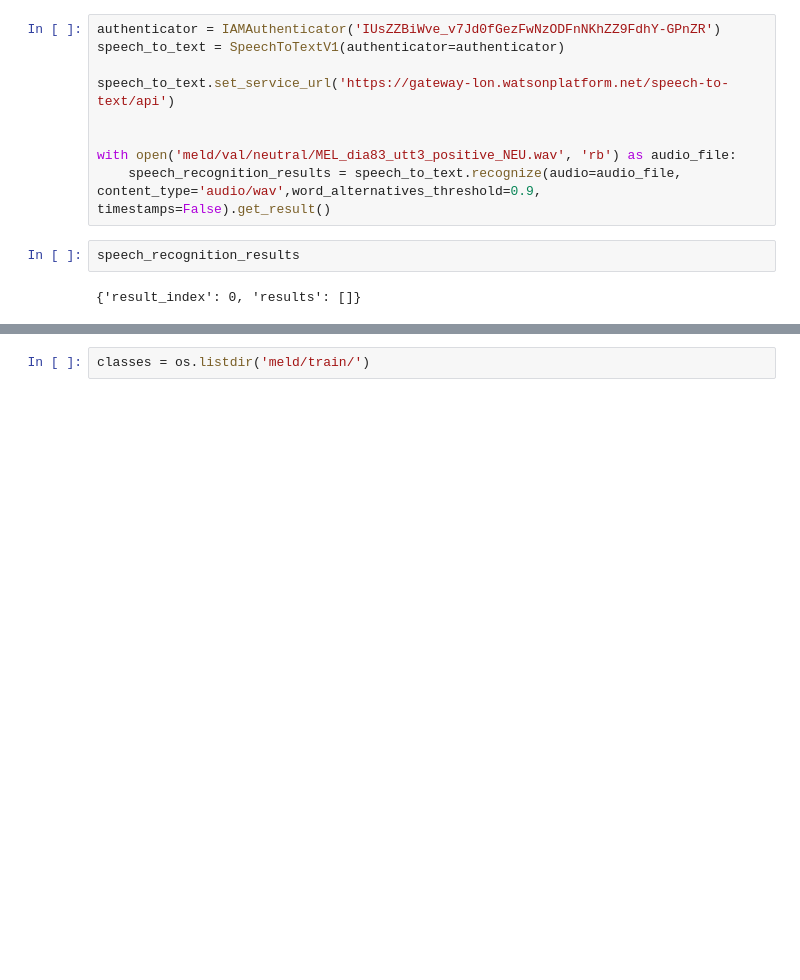
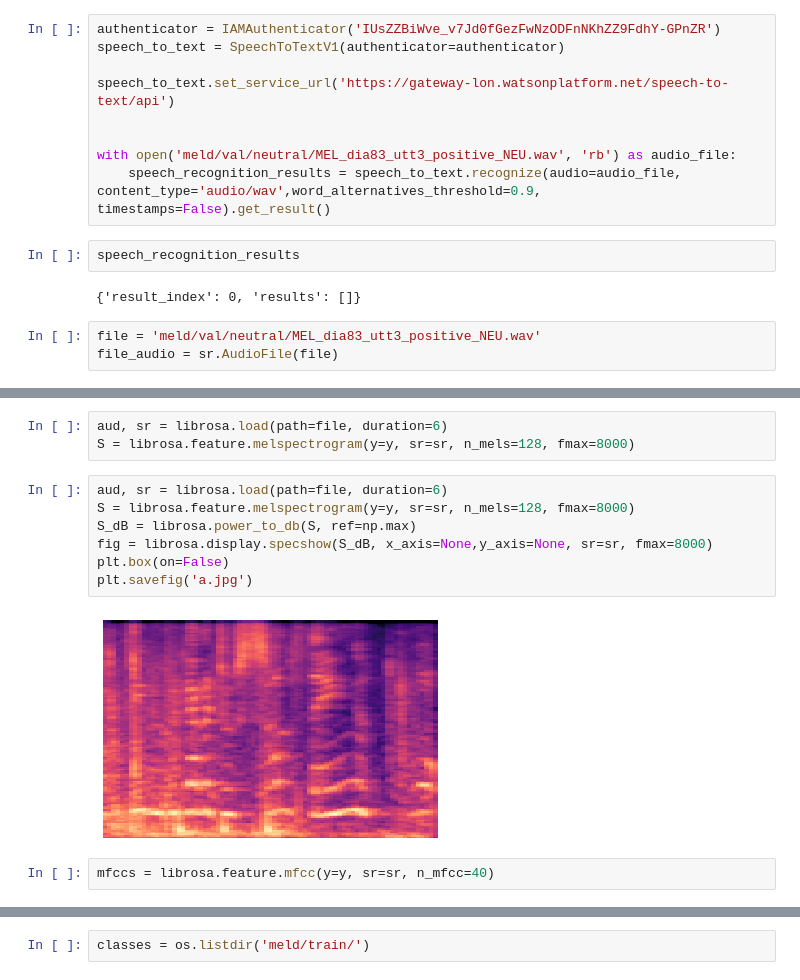
Before and after one commit to macabdul9/midas-IIITD-task, a Jupyter notebook: SPEECH EMOTION PROBLEM/utility-notebooks/Emotion_Classification_Feature_Extraction.ipynb, the cells around one changed output, grey strips where cells are left out. Drawn from its saved outputs; the diff is of its cells as text; blank space fills up the shorter version.

```diff
--- a/SPEECH EMOTION PROBLEM/utility-notebooks/Emotion_Classification_Feature_Extraction.ipynb
+++ b/SPEECH EMOTION PROBLEM/utility-notebooks/Emotion_Classification_Feature_Extraction.ipynb
@@ -46,3 +46,6 @@ with open('meld/val/neutral/MEL_dia83_utt3_positive_NEU.wav', 'rb') as audio_fil
 speech_recognition_results
 # %% [output]
 {'result_index': 0, 'results': []}
+# %%
+file = 'meld/val/neutral/MEL_dia83_utt3_positive_NEU.wav'
+file_audio = sr.AudioFile(file)
@@ -48,0 +62,14 @@ speech_recognition_results
+# %%
+aud, sr = librosa.load(path=file, duration=6)
+S = librosa.feature.melspectrogram(y=y, sr=sr, n_mels=128, fmax=8000)
+# %%
+aud, sr = librosa.load(path=file, duration=6)
+S = librosa.feature.melspectrogram(y=y, sr=sr, n_mels=128, fmax=8000)
+S_dB = librosa.power_to_db(S, ref=np.max)
+fig = librosa.display.specshow(S_dB, x_axis=None,y_axis=None, sr=sr, fmax=8000)
+plt.box(on=False)
+plt.savefig('a.jpg')
+# %% [output]
+[figure, added]
+# %%
+mfccs = librosa.feature.mfcc(y=y, sr=sr, n_mfcc=40)
```
Also changed, not shown: parts of 25 cells of this notebook, 4 other files.
